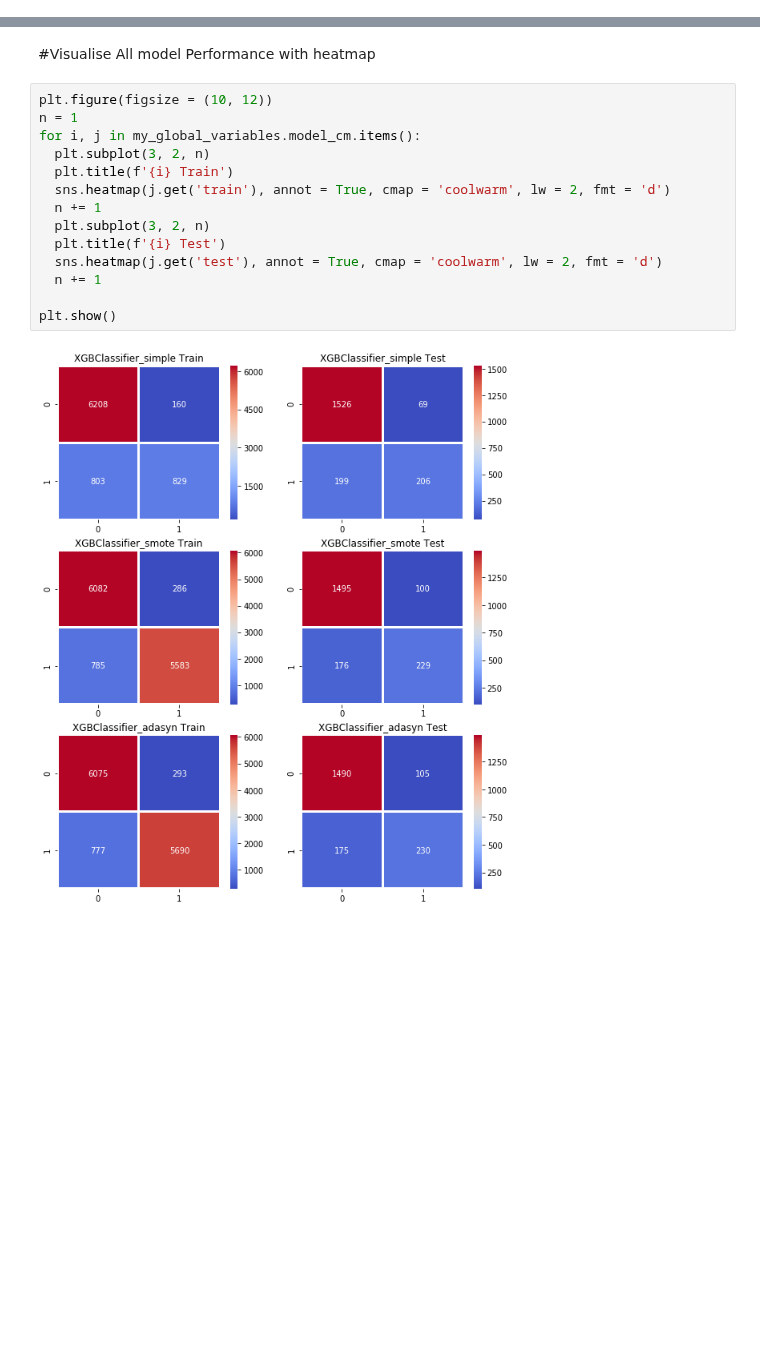
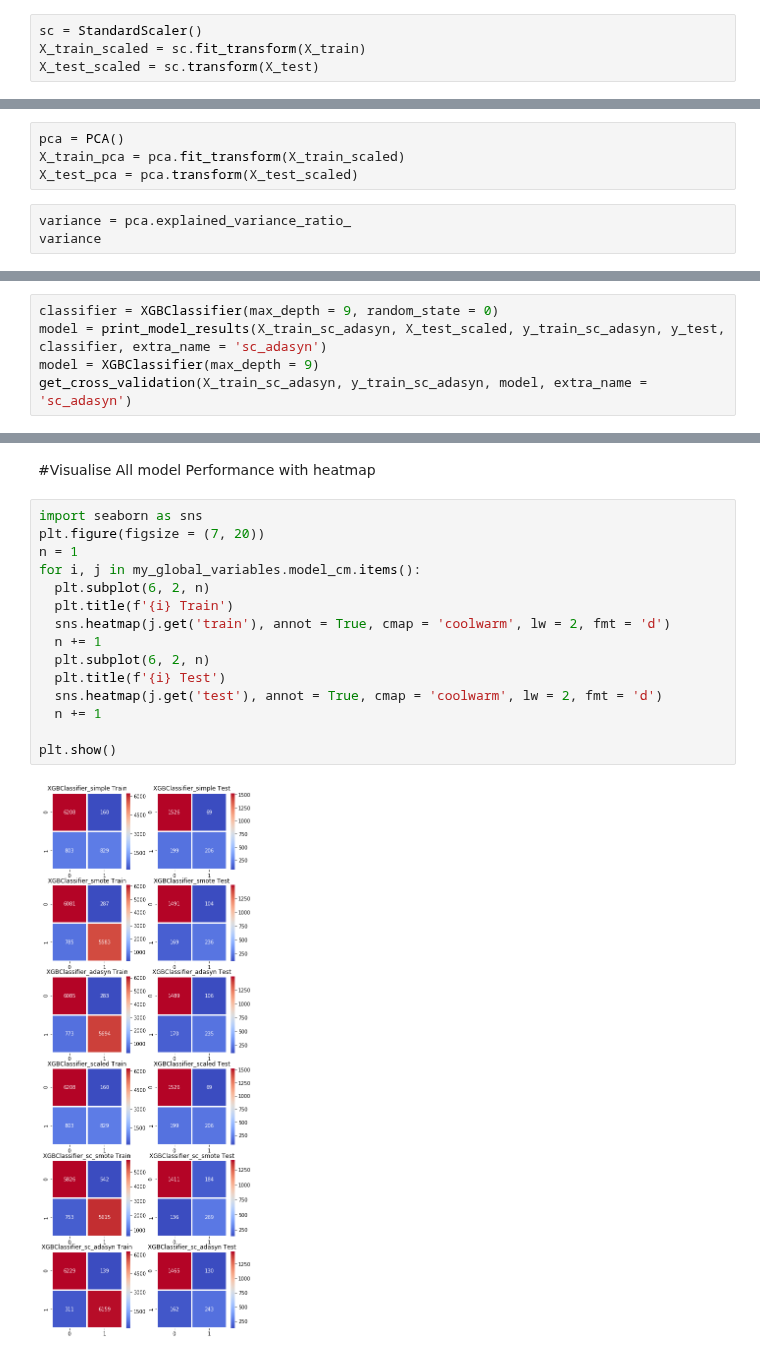
Before and after one commit to noushadkhan01/ML-and-DL-by-SuperDataScience, a Jupyter notebook: Machine-Learning/Part 10 - Model Selection & Boosting/Section 49 - XGBoost/XGBoost_on_Churn_Modelling_Bank_Dataset with SMOTE and ADASYN.ipynb, the cells around one changed output, grey strips where cells are left out. Cells and saved outputs as stored; diff of their text form; blank space fills up the shorter version.

```diff
--- a/Machine-Learning/Part 10 - Model Selection & Boosting/Section 49 - XGBoost/XGBoost_on_Churn_Modelling_Bank_Dataset with SMOTE and ADASYN.ipynb
+++ b/Machine-Learning/Part 10 - Model Selection & Boosting/Section 49 - XGBoost/XGBoost_on_Churn_Modelling_Bank_Dataset with SMOTE and ADASYN.ipynb
@@ -77,3 +81,7 @@ X_train.shape, X_test.shape, y_train.shape, y_test.shape
+# %%
+sc = StandardScaler()
+X_train_scaled = sc.fit_transform(X_train)
+X_test_scaled = sc.transform(X_test)
 # %% [markdown]
 #Over Sampling using SMOTE
 # %%
@@ -141,0 +170,7 @@ warnings.filterwarnings('ignore')
+# %%
+pca = PCA()
+X_train_pca = pca.fit_transform(X_train_scaled)
+X_test_pca = pca.transform(X_test_scaled)
+# %%
+variance = pca.explained_variance_ratio_
+variance
@@ -242,0 +381,5 @@ variance in scores for 10 fold cross-validationn for XGBClassifier:-- 0.09824248
+# %%
+classifier = XGBClassifier(max_depth = 9, random_state = 0)
+model = print_model_results(X_train_sc_adasyn, X_test_scaled, y_train_sc_adasyn, y_test, classifier, extra_name = 'sc_adasyn')
+model = XGBClassifier(max_depth = 9)
+get_cross_validation(X_train_sc_adasyn, y_train_sc_adasyn, model, extra_name = 'sc_adasyn')
@@ -302,18 +482,19 @@ import seaborn as sns
 # %% [markdown]
 #Visualise All model Performance with heatmap
 # %%
-plt.figure(figsize = (10, 12))
+import seaborn as sns
+plt.figure(figsize = (7, 20))
 n = 1
 for i, j in my_global_variables.model_cm.items():
-  plt.subplot(3, 2, n)
+  plt.subplot(6, 2, n)
   plt.title(f'{i} Train')
   sns.heatmap(j.get('train'), annot = True, cmap = 'coolwarm', lw = 2, fmt = 'd')
   n += 1
-  plt.subplot(3, 2, n)
+  plt.subplot(6, 2, n)
   plt.title(f'{i} Test')
   sns.heatmap(j.get('test'), annot = True, cmap = 'coolwarm', lw = 2, fmt = 'd')
   n += 1
 
 plt.show()
 # %% [output]
-[figure, old version]
+[figure, new version]
```
Also changed, not shown: parts of 36 cells of this notebook.
